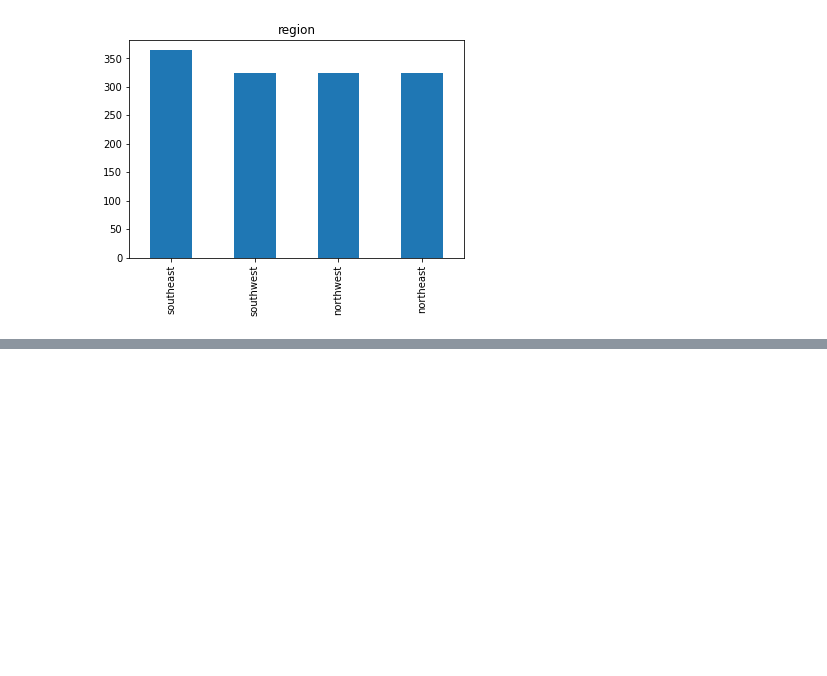
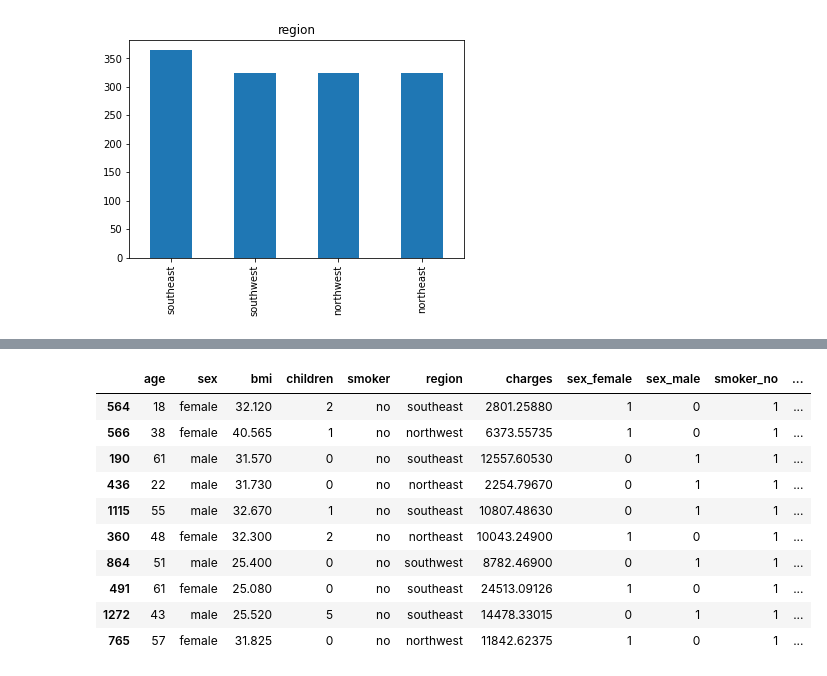
Before and after one commit to iliembellevue/DSC-450, a Jupyter notebook: Project1/Health_Insurance_Premiums.ipynb, the cells around one changed output, grey strips where cells are left out. Drawn from its saved outputs; the diff is of its cells as text; code cells hidden in the pictures; blank space fills up the shorter version.

Commit message:
Add files via upload
Updated file with completed data wrangling

```diff
--- a/Project1/Health_Insurance_Premiums.ipynb
+++ b/Project1/Health_Insurance_Premiums.ipynb
@@ -136,3 +137,29 @@ northeast    324     24.2
 pandas_profiling.ProfileReport(insurance)
 # %% [output]
 [interactive output not drawn]
+# %%
+# one hot encoding for categorical values
+
+sex= pd.get_dummies(insurance.sex, prefix= 'sex')
+smoker= pd.get_dummies(insurance.smoker, prefix= 'smoker')
+region= pd.get_dummies(insurance.region, prefix= 'region')
+# %%
+# combine datasets
+
+insurance = pd.concat([insurance, sex, smoker, region], axis= 1)
+# %%
+# view data
+
+insurance.sample(10)
+# %% [output]
+|  | age | sex | bmi | children | smoker | region | charges | sex_female | sex_male | smoker_no | ... |
+| 564 | 18 | female | 32.120 | 2 | no | southeast | 2801.25880 | 1 | 0 | 1 | ... |
+| 566 | 38 | female | 40.565 | 1 | no | northwest | 6373.55735 | 1 | 0 | 1 | ... |
+| 190 | 61 | male | 31.570 | 0 | no | southeast | 12557.60530 | 0 | 1 | 1 | ... |
+| 436 | 22 | male | 31.730 | 0 | no | northeast | 2254.79670 | 0 | 1 | 1 | ... |
+| 1115 | 55 | male | 32.670 | 1 | no | southeast | 10807.48630 | 0 | 1 | 1 | ... |
+| 360 | 48 | female | 32.300 | 2 | no | northeast | 10043.24900 | 1 | 0 | 1 | ... |
+| 864 | 51 | male | 25.400 | 0 | no | southwest | 8782.46900 | 0 | 1 | 1 | ... |
+| 491 | 61 | female | 25.080 | 0 | no | southeast | 24513.09126 | 1 | 0 | 1 | ... |
+| 1272 | 43 | male | 25.520 | 5 | no | southeast | 14478.33015 | 0 | 1 | 1 | ... |
+| 765 | 57 | female | 31.825 | 0 | no | northwest | 11842.62375 | 1 | 0 | 1 | ... |
```
Also changed, not shown: parts of 9 cells of this notebook.
